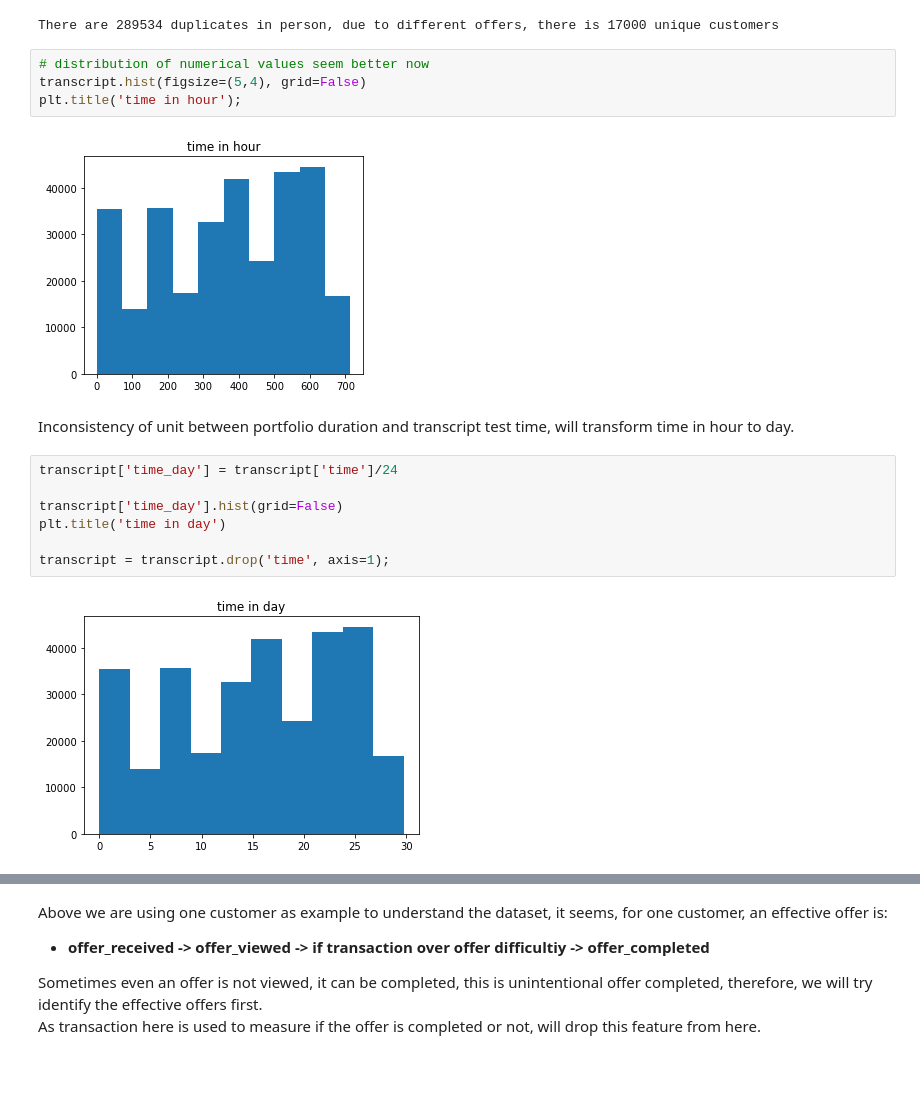
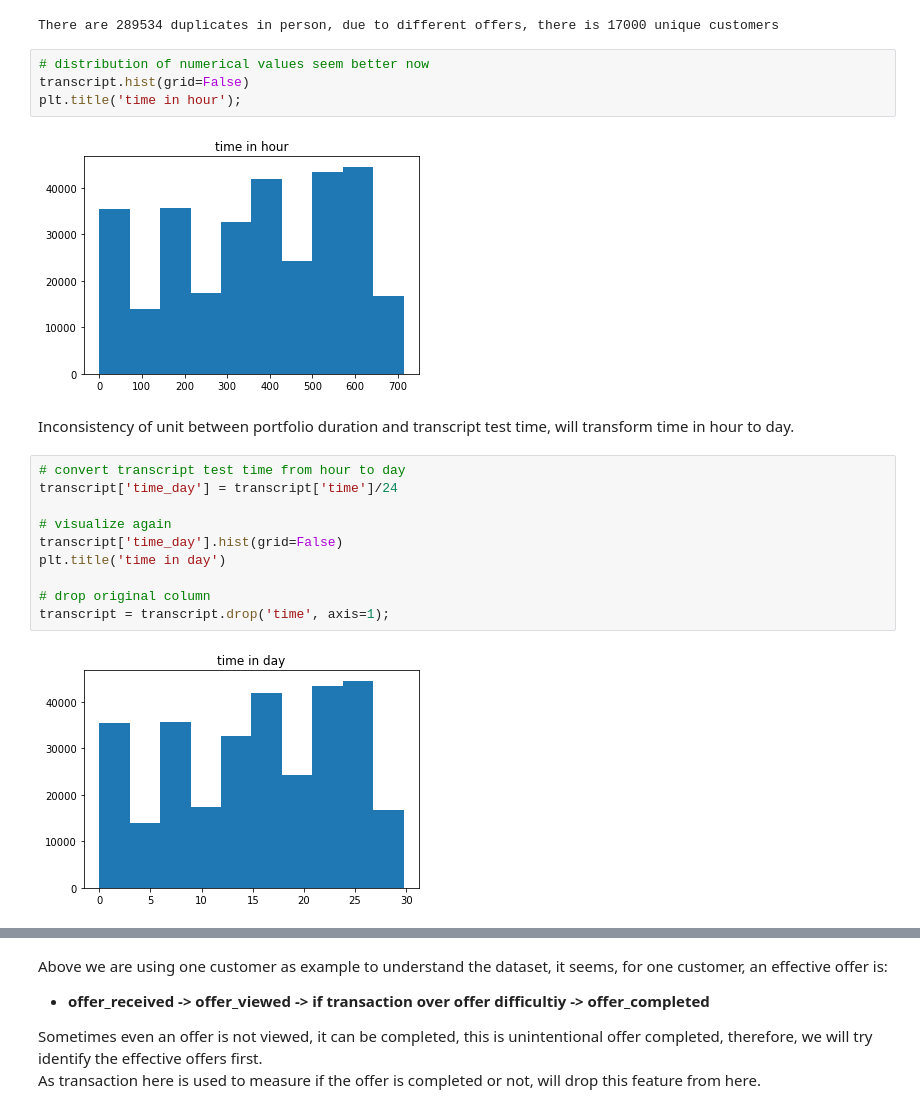
Before and after one commit to xmjuan/starbucks_capstone, a Jupyter notebook: Starbucks_Capstone_notebook.ipynb, the cells around one changed output, grey strips where cells are left out. Drawn from its saved outputs; the diff is of its cells as text; blank space fills up the shorter version.

```diff
--- a/Starbucks_Capstone_notebook.ipynb
+++ b/Starbucks_Capstone_notebook.ipynb
@@ -351,18 +388,21 @@ print('There are {} duplicates in person, due to different offers, there is {} u
 There are 289534 duplicates in person, due to different offers, there is 17000 unique customers
 # %%
 # distribution of numerical values seem better now
-transcript.hist(figsize=(5,4), grid=False)
+transcript.hist(grid=False)
 plt.title('time in hour');
 # %% [output]
-[figure, old version]
+[figure, new version]
 # %% [markdown]
 Inconsistency of unit between portfolio duration and transcript test time, will transform time in hour to day.
 # %%
+# convert transcript test time from hour to day
 transcript['time_day'] = transcript['time']/24
 
+# visualize again
 transcript['time_day'].hist(grid=False)
 plt.title('time in day')
 
+# drop original column
 transcript = transcript.drop('time', axis=1);
 # %% [output]
 [figure]
```
Also changed, not shown: parts of 40 cells of this notebook.
